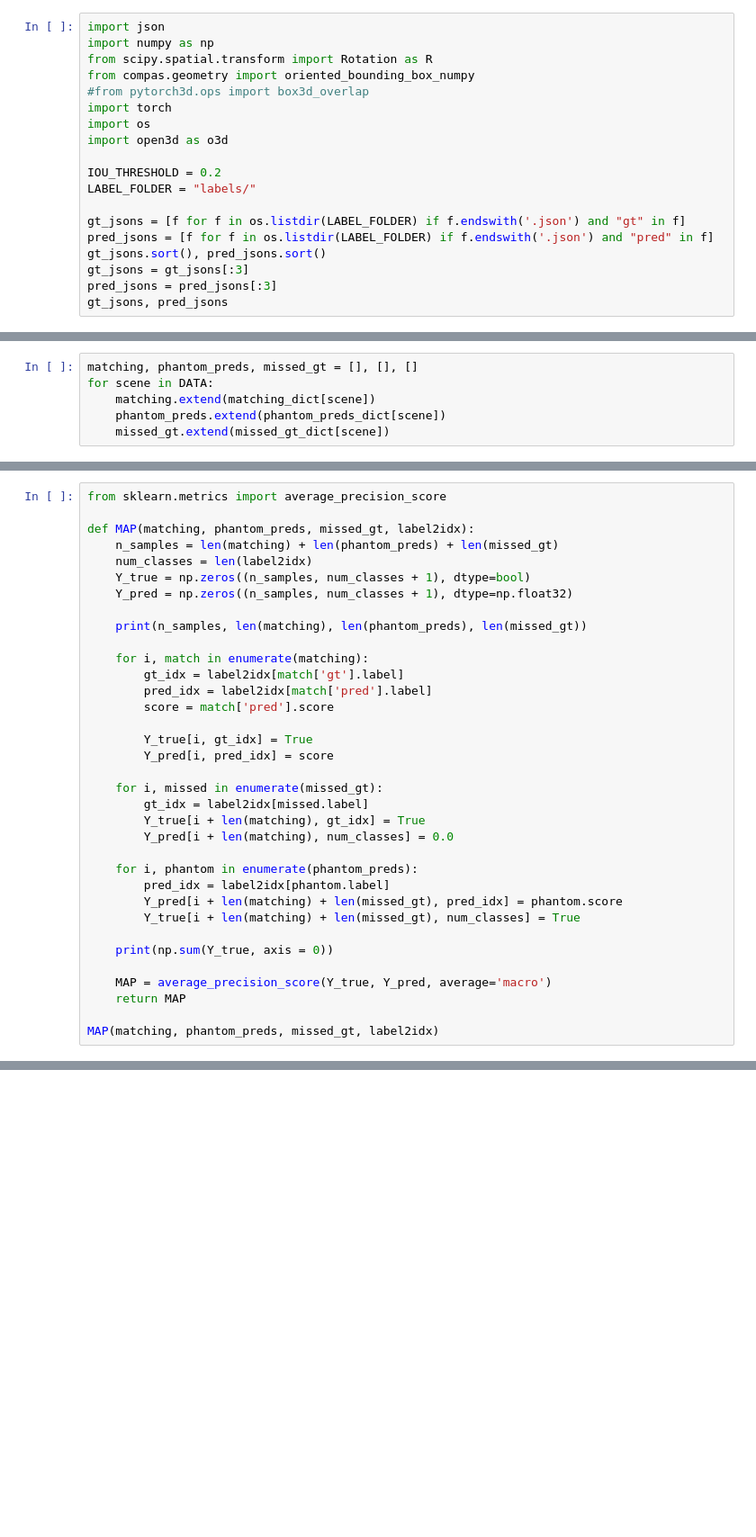
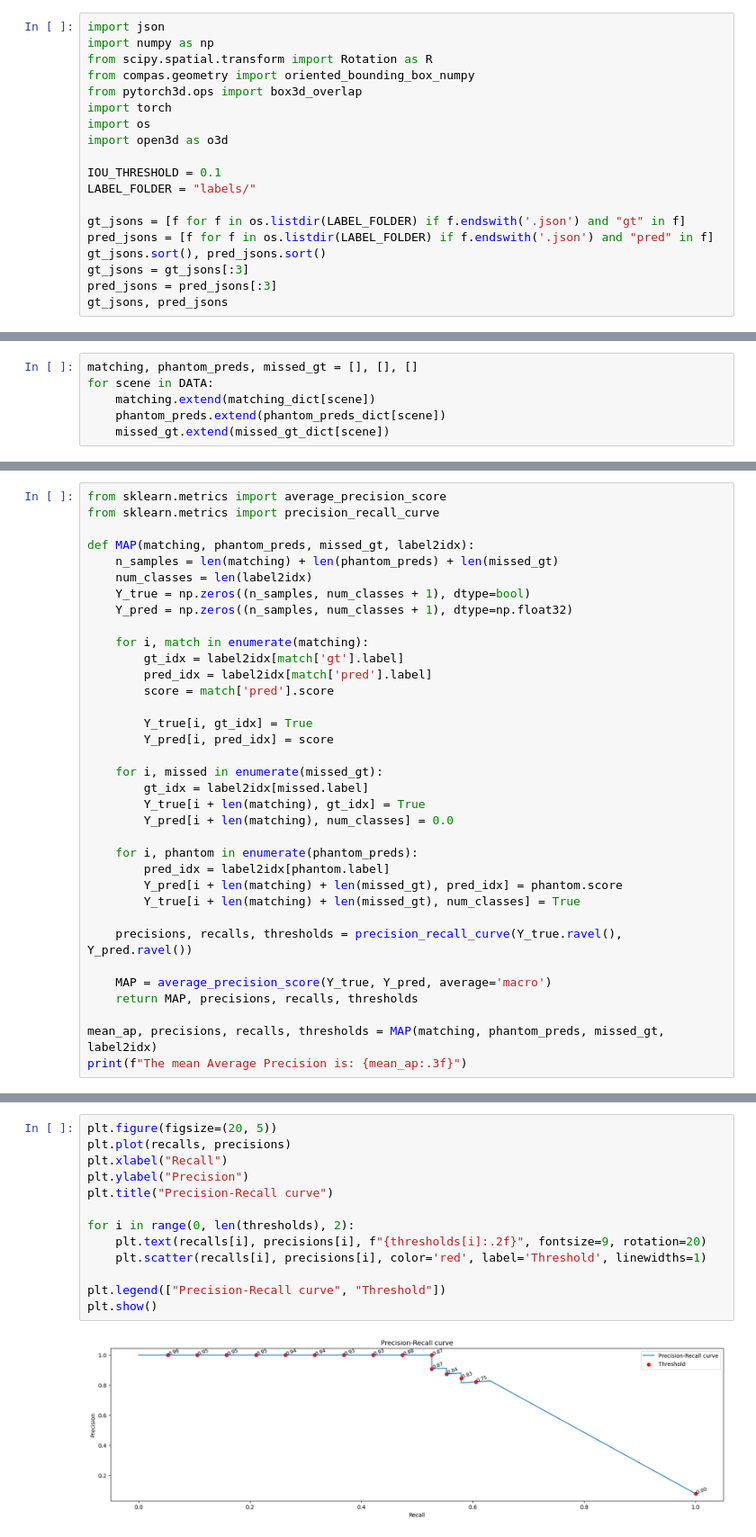
Before and after one commit to agoniko/s_map, a Jupyter notebook: notebooks/evaluation.ipynb, the cells around one changed output, grey strips where cells are left out. Shown at 90% size. Saved outputs shown, nothing was run; the diff lists cells and outputs as text; blank space fills up the shorter version.

```diff
--- a/notebooks/evaluation.ipynb
+++ b/notebooks/evaluation.ipynb
@@ -5,12 +5,12 @@ import json
 import numpy as np
 from scipy.spatial.transform import Rotation as R
 from compas.geometry import oriented_bounding_box_numpy
-#from pytorch3d.ops import box3d_overlap
+from pytorch3d.ops import box3d_overlap
 import torch
 import os
 import open3d as o3d
 
-IOU_THRESHOLD = 0.2
+IOU_THRESHOLD = 0.1
 LABEL_FOLDER = "labels/"
 
 gt_jsons = [f for f in os.listdir(LABEL_FOLDER) if f.endswith('.json') and "gt" in f]
@@ -429,13 +407,12 @@ precision, recall, f1, accuracy
 # %%
 from sklearn.metrics import average_precision_score
+from sklearn.metrics import precision_recall_curve
 
 def MAP(matching, phantom_preds, missed_gt, label2idx):
     n_samples = len(matching) + len(phantom_preds) + len(missed_gt)
     num_classes = len(label2idx)
     Y_true = np.zeros((n_samples, num_classes + 1), dtype=bool)
     Y_pred = np.zeros((n_samples, num_classes + 1), dtype=np.float32)
-
-    print(n_samples, len(matching), len(phantom_preds), len(missed_gt))
 
     for i, match in enumerate(matching):
         gt_idx = label2idx[match['gt'].label]
@@ -455,10 +432,11 @@ def MAP(matching, phantom_preds, missed_gt, label2idx):
         Y_pred[i + len(matching) + len(missed_gt), pred_idx] = phantom.score
         Y_true[i + len(matching) + len(missed_gt), num_classes] = True
 
-    print(np.sum(Y_true, axis = 0))
+    precisions, recalls, thresholds = precision_recall_curve(Y_true.ravel(), Y_pred.ravel())
 
     MAP = average_precision_score(Y_true, Y_pred, average='macro')
-    return MAP
+    return MAP, precisions, recalls, thresholds
 
-MAP(matching, phantom_preds, missed_gt, label2idx)
+mean_ap, precisions, recalls, thresholds = MAP(matching, phantom_preds, missed_gt, label2idx)
+print(f"The mean Average Precision is: {mean_ap:.3f}")
 # %% [output]
@@ -531,0 +444,15 @@ keyboard is under-represented.
+# %%
+plt.figure(figsize=(20, 5))
+plt.plot(recalls, precisions)
+plt.xlabel("Recall")
+plt.ylabel("Precision")
+plt.title("Precision-Recall curve")
+
+for i in range(0, len(thresholds), 2):
+    plt.text(recalls[i], precisions[i], f"{thresholds[i]:.2f}", fontsize=9, rotation=20)
+    plt.scatter(recalls[i], precisions[i], color='red', label='Threshold', linewidths=1)
+
+plt.legend(["Precision-Recall curve", "Threshold"])
+plt.show()
+# %% [output]
+[figure, added]
```
Also changed, not shown: parts of 8 cells of this notebook, 19 other files.
